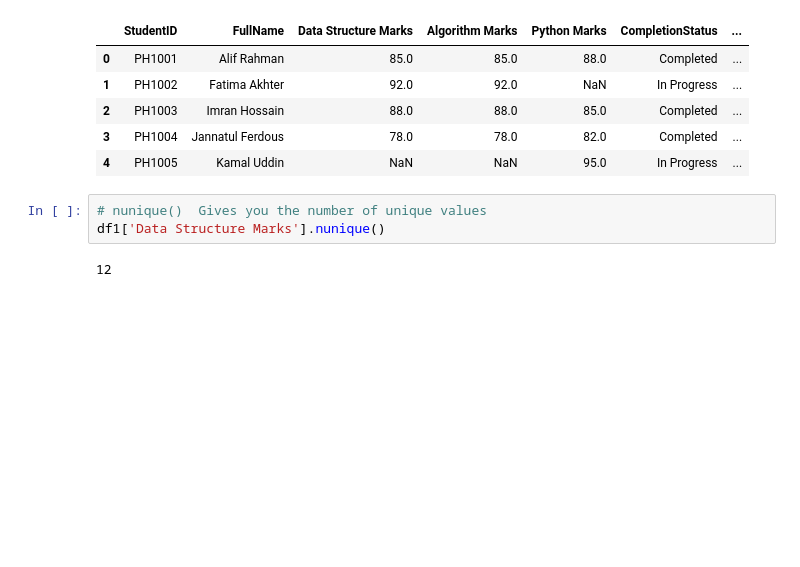
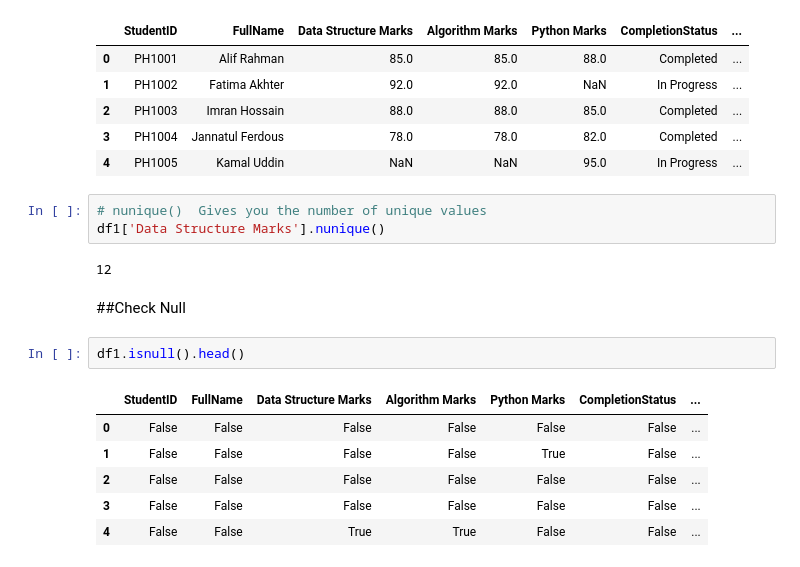
Before and after one commit to nafijur-rahaman/Data-Analysis-With-Python, a Jupyter notebook: Pandas/mani_panda.ipynb, the cells around one changed output. Saved outputs shown, nothing was run; the diff lists cells and outputs as text; blank space fills up the shorter version.

Commit message:
handling null

```diff
--- a/Pandas/mani_panda.ipynb
+++ b/Pandas/mani_panda.ipynb
@@ -175,3 +175,14 @@ df1.head()
 df1['Data Structure Marks'].nunique()
 # %% [output]
 12
+# %% [markdown]
+##Check Null
+# %%
+df1.isnull().head()
+# %% [output]
+|  | StudentID | FullName | Data Structure Marks | Algorithm Marks | Python Marks | CompletionStatus | ... |
+| 0 | False | False | False | False | False | False | ... |
+| 1 | False | False | False | False | True | False | ... |
+| 2 | False | False | False | False | False | False | ... |
+| 3 | False | False | False | False | False | False | ... |
+| 4 | False | False | True | True | False | False | ... |
```
Also changed, not shown: parts of 3 cells of this notebook.
